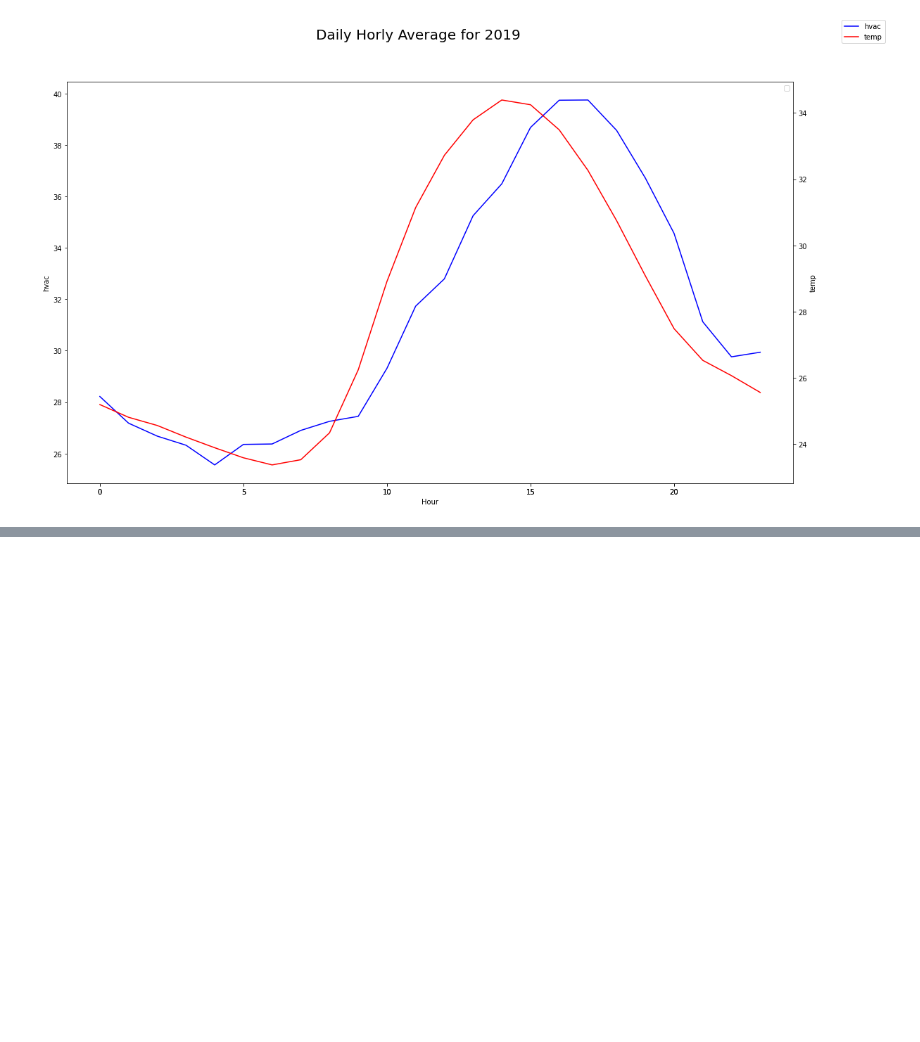
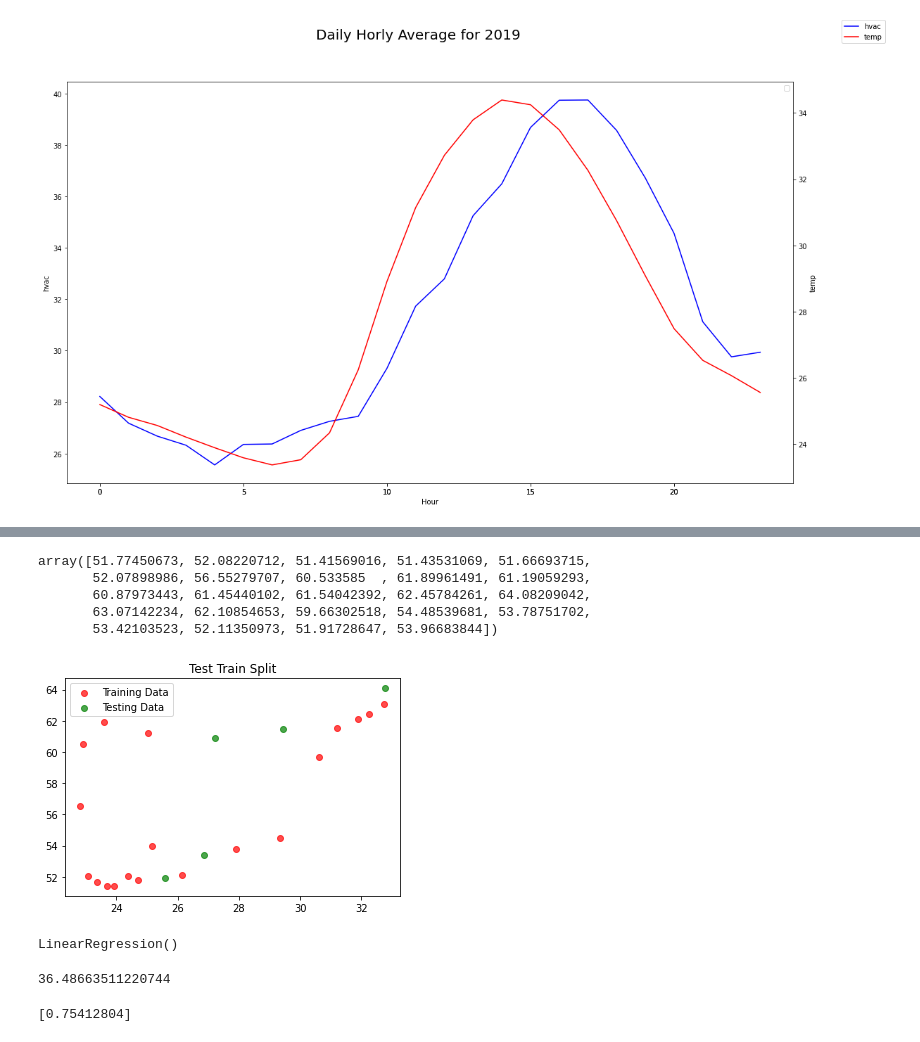
Before and after one commit to singhaniket98/Energy-Consumption-Prediction, a Jupyter notebook: src/daily_avg.ipynb, the cells around one changed output, grey strips where cells are left out. Cells and saved outputs as stored; diff of their text form; code cells hidden in the pictures; blank space fills up the shorter version.

Commit message:
lin regg, still needs missing values

```diff
--- a/src/daily_avg.ipynb
+++ b/src/daily_avg.ipynb
@@ -279,0 +343,3 @@ See: https://matplotlib.org/users/legend_guide.html#creating-artists-specificall
+# %%
+X = dataHour2018.iloc[:, :-1].values
+y = dataHour2018.iloc[:, 1].values
@@ -279,0 +366,32 @@ See: https://matplotlib.org/users/legend_guide.html#creating-artists-specificall
+# %%
+y
+# %% [output]
+array([51.77450673, 52.08220712, 51.41569016, 51.43531069, 51.66693715,
+       52.07898986, 56.55279707, 60.533585  , 61.89961491, 61.19059293,
+       60.87973443, 61.45440102, 61.54042392, 62.45784261, 64.08209042,
+       63.07142234, 62.10854653, 59.66302518, 54.48539681, 53.78751702,
+       53.42103523, 52.11350973, 51.91728647, 53.96683844])
+# %%
+X_train, X_test, y_train, y_test = train_test_split(X, y, test_size=0.2, random_state=0)
+# %%
+plt.scatter(X_train, y_train, label = 'Training Data', color = 'r', alpha = .7)
+plt.scatter(X_test, y_test, label = 'Testing Data', color = 'g', alpha = .7)
+plt.legend()
+plt.rcParams["figure.figsize"] = (16,10)
+plt.title("Test Train Split")
+plt.show()
+# %% [output]
+[figure, added]
+# %%
+regressor = LinearRegression()
+regressor.fit(X_train, y_train)
+# %% [output]
+LinearRegression()
+# %%
+print(regressor.intercept_)
+# %% [output]
+36.48663511220744
+# %%
+print(regressor.coef_)
+# %% [output]
+[0.75412804]
```
Also changed, not shown: parts of 31 cells of this notebook, 4 other files.
